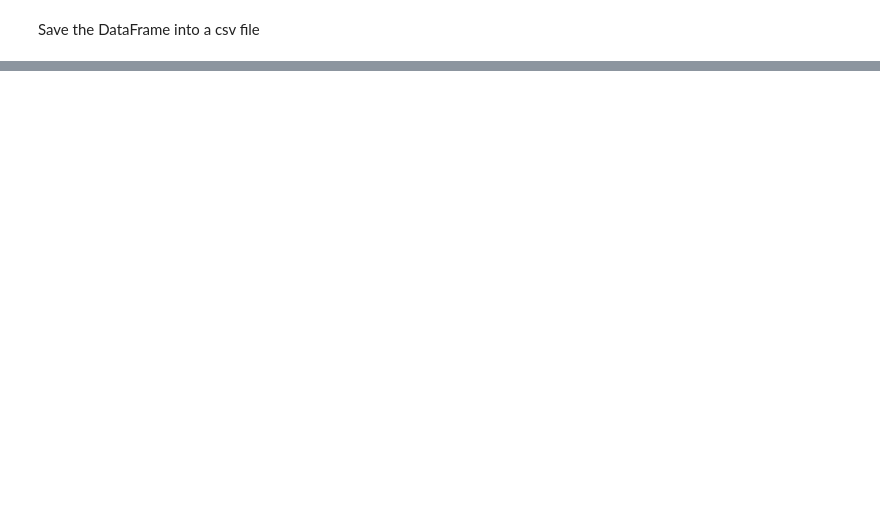
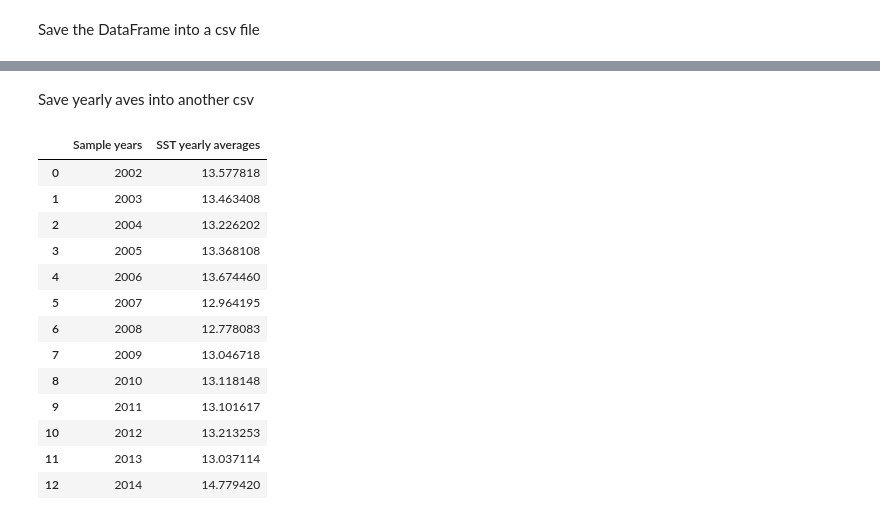
Before and after one commit to sjoh18/MS263-Final-Project, a Jupyter notebook: MS263_finalproject_dataprocessing.ipynb, the cells around one changed output, grey strips where cells are left out. Cells and saved outputs as stored; diff of their text form; code cells hidden in the pictures; blank space fills up the shorter version.

Commit message:
processed chl-a and sst data

```diff
--- a/MS263_finalproject_dataprocessing.ipynb
+++ b/MS263_finalproject_dataprocessing.ipynb
@@ -365,0 +735,41 @@ np.savetxt(output_file, chl_df, delimiter=",",fmt='%s')
+# %%
+# don't run this cell multiple times!!!
+
+yearly_values_degc = []
+years = []
+yearly_values = []
+sum = 0
+count = 0
+month = 1
+year = 2002
+
+for i in range(len(sst_values)):
+    date = sst_date_array[i]
+    value = sst_values[i]
+    datetime_date = date.astype(dt.datetime)
+
+    if datetime_date.year == year:
+        sum += value
+        count += 1
+    else:
+        average = sum/count
+
+        yearly_values.append(average)
+        years.append(year)
+
+        sum = value
+        count = 1
+
+        month = datetime_date.month
+        year = datetime_date.year
+
+    years_array = np.array(years, dtype='datetime64[Y]')
+    yearly_values_array = np.array(yearly_values)
+    yearly_values_degc = yearly_values_array - 273.15
+    yearly_values_degc[yearly_values_array <= 0] = np.nan
+
+    # for value in yearly_values:
+    #     if value > 0:
+    #         yearly_values_degc.append(value - 273.15)
+
+    yearly_values_degc = np.array(yearly_values_degc)
@@ -365,0 +815,2 @@ np.savetxt(output_file, chl_df, delimiter=",",fmt='%s')
+# %% [markdown]
+Save yearly aves into another csv
@@ -365,0 +825,19 @@ np.savetxt(output_file, chl_df, delimiter=",",fmt='%s')
+# %%
+values_and_dates = {'Sample years':years,'SST yearly averages':yearly_values_degc}
+sst_yearly_df = pd.DataFrame(values_and_dates)
+sst_yearly_df
+# %% [output]
+|  | Sample years | SST yearly averages |
+| 0 | 2002 | 13.577818 |
+| 1 | 2003 | 13.463408 |
+| 2 | 2004 | 13.226202 |
+| 3 | 2005 | 13.368108 |
+| 4 | 2006 | 13.674460 |
+| 5 | 2007 | 12.964195 |
+| 6 | 2008 | 12.778083 |
+| 7 | 2009 | 13.046718 |
+| 8 | 2010 | 13.118148 |
+| 9 | 2011 | 13.101617 |
+| 10 | 2012 | 13.213253 |
+| 11 | 2013 | 13.037114 |
+| 12 | 2014 | 14.779420 |
```
Also changed, not shown: parts of 81 cells of this notebook, 5 other files.
